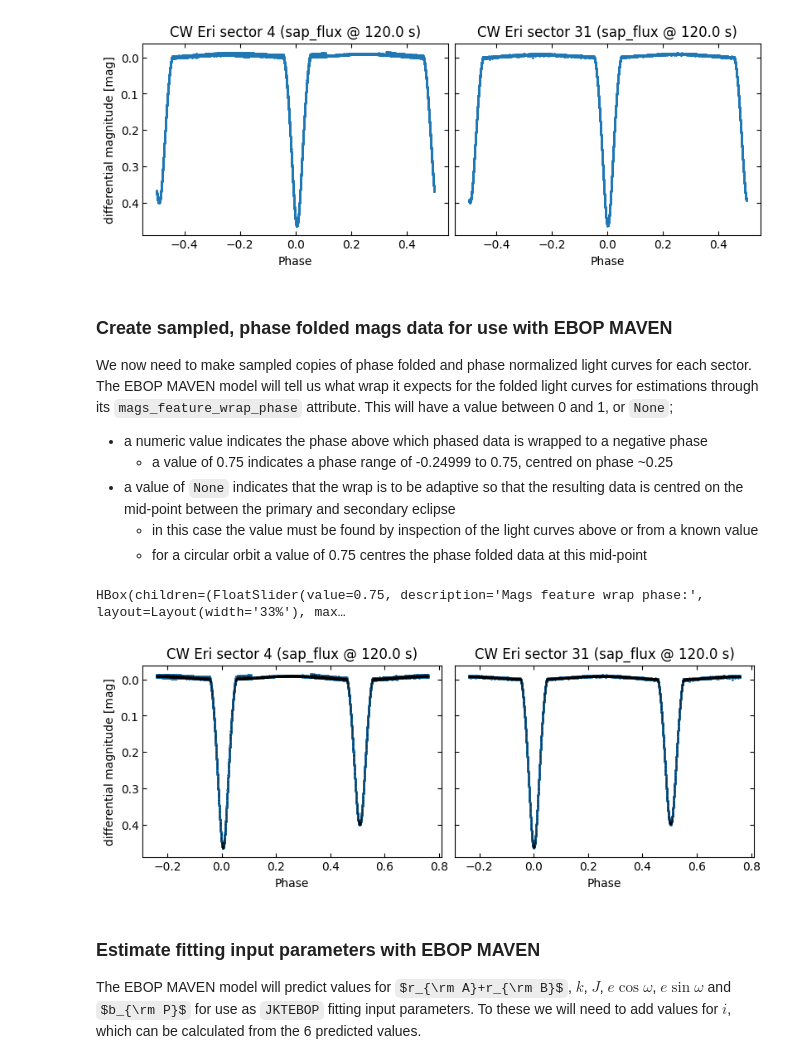
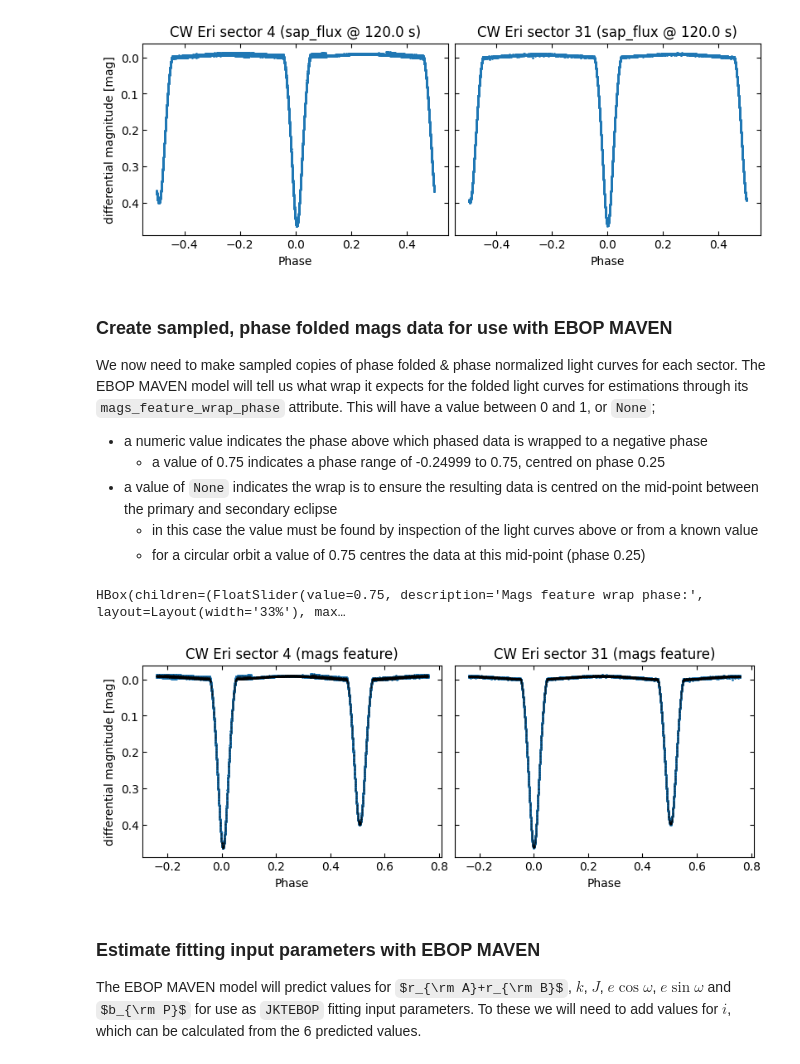
Before and after one commit to SteveOv/modebs, a Jupyter notebook: deb-view.ipynb, the cells around one changed output. Drawn from its saved outputs; the diff is of its cells as text; code cells hidden in the pictures; some formulas as TeX source.

Commit message:
can now select additional title text for LC plots

```diff
--- a/deb-view.ipynb
+++ b/deb-view.ipynb
@@ -108,7 +108,8 @@ lcs = load_lightcurves(results[suitability_mask][select_mask], quality_bitmask.v
 # %% [markdown]
 ### Plot the selected light curves
 # %%
-def plot_lightcurves(the_lcs, column="flux", normalize=False, add_x=[], add_y=[], cols=2):
+def plot_lightcurves(the_lcs, column="flux", normalize=False,
+                     add_x=[], add_y=[], addtitle=None, cols=2):
     rows = int(np.ceil(len(lcs) / cols))
     fig, axes = plt.subplots(rows, cols, figsize=(8, 3*rows), sharey=True, constrained_layout=True)
     axes = [axes] if isinstance(axes, Axes) else axes.flatten()
@@ -123,10 +124,13 @@ def plot_lightcurves(the_lcs, column="flux", normalize=False, add_x=[], add_y=[]
             if ix == 0 and lc[column].unit == u.mag:
                 ax.invert_yaxis()
             ax.set_ylabel(None if ix % cols else ax.get_ylabel())
-            ax.set_title(f"{target} sector {lc.meta['SECTOR']} " +
-                    f"({lc.meta['FLUX_ORIGIN']} @ {lc.meta['FRAMETIM']*lc.meta['NUM_FRM'] * u.s})")
+            addt = addtitle if addtitle else f"{lc.meta['FLUX_ORIGIN']} @ {lc.meta['FRAMETIM']*lc.meta['NUM_FRM']*u.s}"
+            ax.set_title(f"{target} sector {lc.meta['SECTOR']} ({addt})")
             ax.tick_params(axis="both", which="both", direction="in",
                            top=True, bottom=True, left=True, right=True)
         else:
             ax.axis("off")
     return fig
+
+plt.show(fig := plot_lightcurves(lcs, normalize=True))
+plt.close(fig)
@@ -221,17 +222,17 @@ plt.close(fig)
 [figure]
 # %% [markdown]
 ### Create sampled, phase folded mags data for use with EBOP MAVEN
-We now need to make sampled copies of phase folded and phase normalized light curves for
+We now need to make sampled copies of phase folded & phase normalized light curves for
 each sector. The EBOP MAVEN model will tell us what wrap it expects for the folded light curves
 for estimations through its `mags_feature_wrap_phase` attribute. This will have a value between
 0 and 1, or `None`;
 - a numeric value indicates the phase above which phased data is wrapped
 to a negative phase
-    - a value of 0.75 indicates a phase range of -0.24999 to 0.75, centred on phase \~0.25
-- a value of `None` indicates that the wrap is to be adaptive so that the resulting data
-is centred on the mid-point between the primary and secondary eclipse
+    - a value of 0.75 indicates a phase range of -0.24999 to 0.75, centred on phase 0.25
+- a value of `None` indicates the wrap is to ensure the resulting data is centred on the
+mid-point between the primary and secondary eclipse
     - in this case the value must be found by inspection of the light curves above or from a known value
-    - for a circular orbit a value of 0.75 centres the phase folded data at this mid-point
+    - for a circular orbit a value of 0.75 centres the data at this mid-point (phase 0.25)
 # %%
 mags_wrap_phase = estimator.mags_feature_wrap_phase
 if mags_wrap_phase is None:
@@ -244,20 +245,20 @@ HBox(children=(FloatSlider(value=0.75, description='Mags feature wrap phase:', l
 # %%
 if mags_wrap_phase is None:
     mags_wrap_phase = u.Quantity(wrap_phase_slider.value)
 elif not isinstance(mags_wrap_phase, u.Quantity):
     mags_wrap_phase = u.Quantity(mags_wrap_phase)
 
 flcs = []
-mags_data = np.zeros(shape=(len(mag_lcs), 2, estimator.mags_feature_bins), dtype=np.float32) # 0: phases, 1: mags
+samp_mags = np.zeros(shape=(len(mag_lcs), 2, estimator.mags_feature_bins), dtype=np.float32)
 for ix, lc in enumerate(mag_lcs):
     flcs.append(flc := lc.fold(period, t0, wrap_phase=mags_wrap_phase, normalize_phase=True))
-    mags_data[ix] = get_sampled_phase_mags_data(flc, estimator.mags_feature_bins, mags_wrap_phase)
+    samp_mags[ix] = get_sampled_phase_mags_data(flc, estimator.mags_feature_bins, mags_wrap_phase)
 
-# Revised plots of the folded light curves, now wrapped as requested & overlaid with mags features
-plt.show(fig := plot_lightcurves(flcs, "delta_mag", add_x=mags_data[:, 0], add_y=mags_data[:, 1]))
+fig = plot_lightcurves(flcs, "delta_mag", False, samp_mags[:, 0], samp_mags[:, 1], "mags feature")
+plt.show(fig)
 plt.close(fig)
 # %% [output]
-[figure, old version]
+[figure, new version]
 # %% [markdown]
 ### Estimate fitting input parameters with EBOP MAVEN
 The EBOP MAVEN model will predict values for $r_{\rm A}+r_{\rm B}$, $k$, $J$, $e\cos{\omega}$,
```
Also changed, not shown: parts of 6 cells of this notebook.
